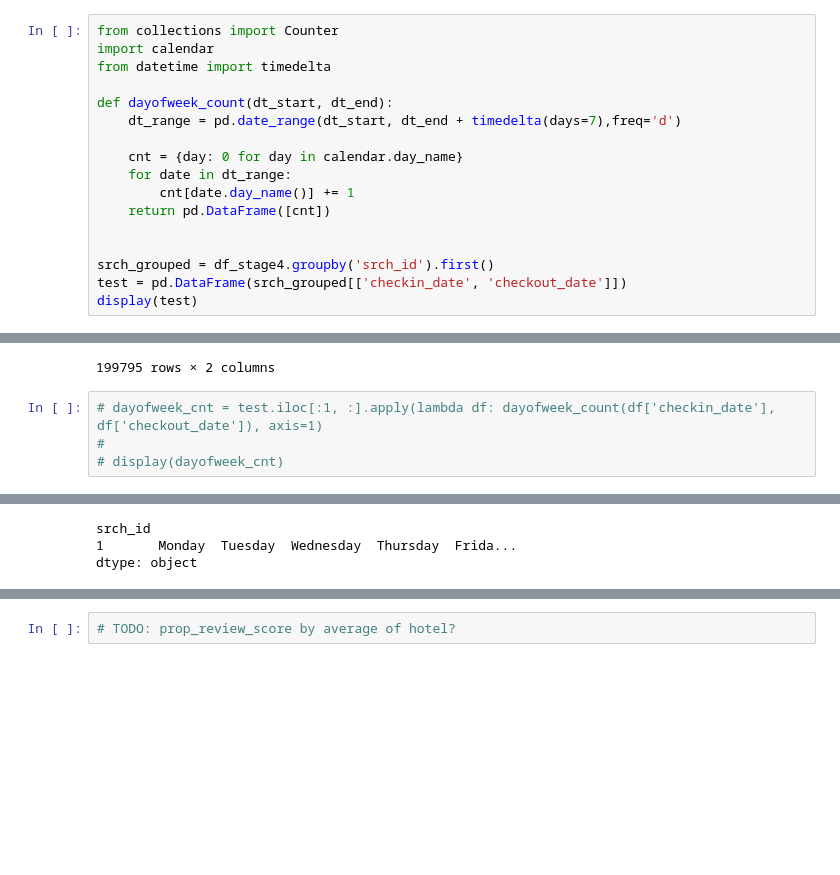
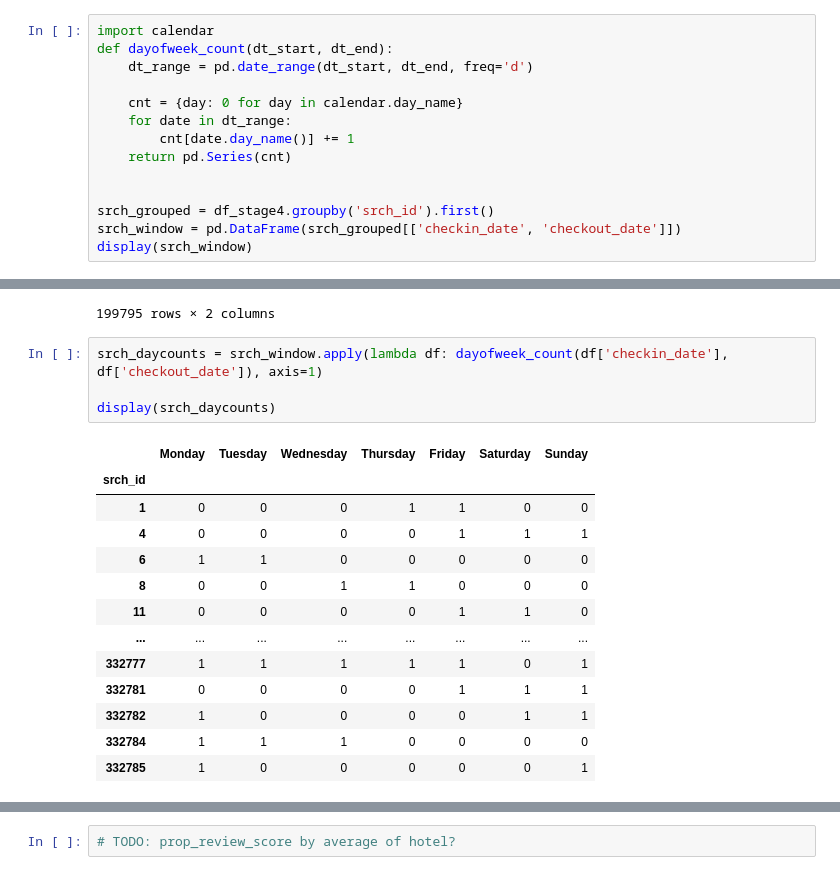
Before and after one commit to tituspellegrom/DataMiningTechniques, a Jupyter notebook: Assignment2/exploration_backup.ipynb, the cells around one changed output, grey strips where cells are left out. Saved outputs shown, nothing was run; the diff lists cells and outputs as text; blank space fills up the shorter version.

Commit message:
Day of week counted

```diff
--- a/Assignment2/exploration_backup.ipynb
+++ b/Assignment2/exploration_backup.ipynb
@@ -684,22 +684,19 @@ display(df_checkout_features)
 # %% [markdown]
 ### Count # of weekdays contained in booking_window (i.e. Sun: 1, Sat: 1, mon: 1, tue: 0, wed: 0 ...)
 # %%
-from collections import Counter
 import calendar
-from datetime import timedelta
-
 def dayofweek_count(dt_start, dt_end):
-    dt_range = pd.date_range(dt_start, dt_end + timedelta(days=7),freq='d')
+    dt_range = pd.date_range(dt_start, dt_end, freq='d')
 
     cnt = {day: 0 for day in calendar.day_name}
     for date in dt_range:
         cnt[date.day_name()] += 1
-    return pd.DataFrame([cnt])
+    return pd.Series(cnt)
 
 
 srch_grouped = df_stage4.groupby('srch_id').first()
-test = pd.DataFrame(srch_grouped[['checkin_date', 'checkout_date']])
-display(test)
+srch_window = pd.DataFrame(srch_grouped[['checkin_date', 'checkout_date']])
+display(srch_window)
 # %% [output]
 |  | checkin_date | checkout_date |
 | srch_id |  |  |
@@ -716,7 +713,20 @@ display(test)
 | 332785 | 2013-07-21 19:55:18 | 2013-07-22 19:55:18 |
 199795 rows × 2 columns
 # %%
-# dayofweek_cnt = test.iloc[:1, :].apply(lambda df: dayofweek_count(df['checkin_date'], df['checkout_date']), axis=1)
-#
-# display(dayofweek_cnt)
+srch_daycounts = srch_window.apply(lambda df: dayofweek_count(df['checkin_date'], df['checkout_date']), axis=1)
+
+display(srch_daycounts)
 # %% [output]
+|  | Monday | Tuesday | Wednesday | Thursday | Friday | Saturday | Sunday |
+| srch_id |  |  |  |  |  |  |  |
+| 1 | 0 | 0 | 0 | 1 | 1 | 0 | 0 |
+| 4 | 0 | 0 | 0 | 0 | 1 | 1 | 1 |
+| 6 | 1 | 1 | 0 | 0 | 0 | 0 | 0 |
+| 8 | 0 | 0 | 1 | 1 | 0 | 0 | 0 |
+| 11 | 0 | 0 | 0 | 0 | 1 | 1 | 0 |
+| ... | ... | ... | ... | ... | ... | ... | ... |
+| 332777 | 1 | 1 | 1 | 1 | 1 | 0 | 1 |
+| 332781 | 0 | 0 | 0 | 0 | 1 | 1 | 1 |
+| 332782 | 1 | 0 | 0 | 0 | 0 | 1 | 1 |
+| 332784 | 1 | 1 | 1 | 0 | 0 | 0 | 0 |
+| 332785 | 1 | 0 | 0 | 0 | 0 | 0 | 1 |
@@ -726,3 +733,0 @@ display(test)
-srch_id
-1       Monday  Tuesday  Wednesday  Thursday  Frida...
-dtype: object
```
Also changed, not shown: parts of 5 cells of this notebook.
